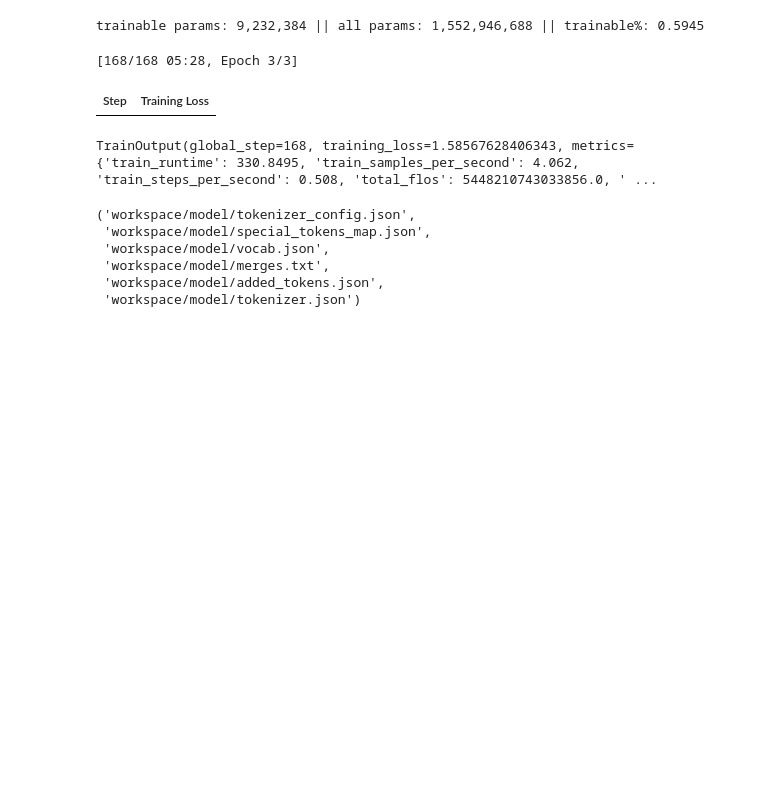
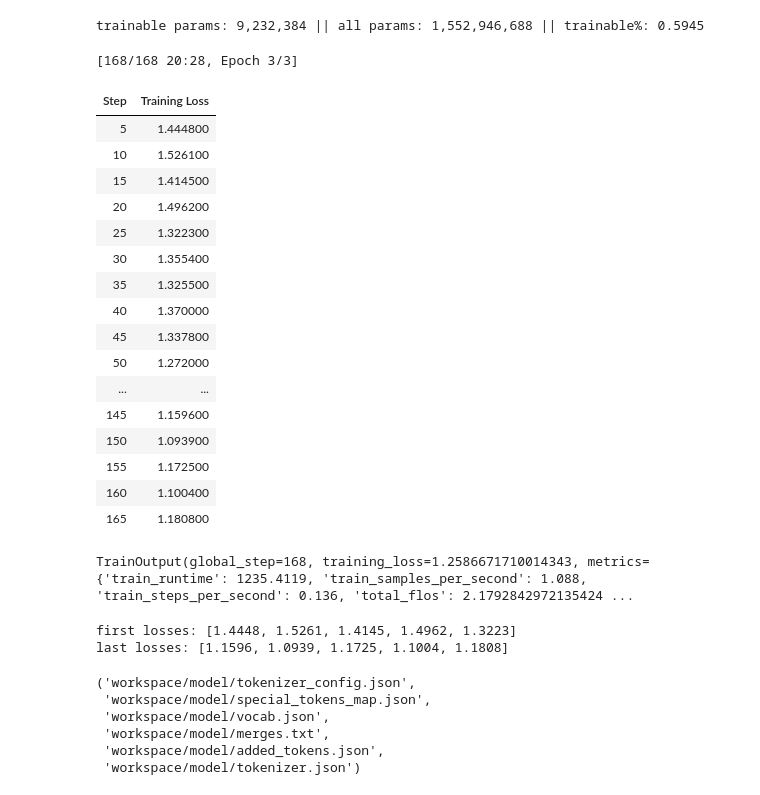
Before and after one commit to Sparkobbable/mdl2_fallstudie, a Jupyter notebook: Pruefungsleistung_Stellenanzeigenextraktion.ipynb, the cells around one changed output. Drawn from its saved outputs; the diff is of its cells as text; code cells hidden in the pictures; blank space fills up the shorter version.

```diff
--- a/Pruefungsleistung_Stellenanzeigenextraktion.ipynb
+++ b/Pruefungsleistung_Stellenanzeigenextraktion.ipynb
@@ -543,7 +705,7 @@ torch.cuda.empty_cache()
 
 model = AutoModelForCausalLM.from_pretrained(
     model_name,
-    torch_dtype=torch.float16,
+    torch_dtype=torch.bfloat16,
     low_cpu_mem_usage=True
 )
 model = model.to("cuda")
@@ -579,35 +741,63 @@ peft_model.print_trainable_parameters()
 # %% [output]
 trainable params: 9,232,384 || all params: 1,552,946,688 || trainable%: 0.5945
 # %%
-from transformers import TrainingArguments, Trainer, DataCollatorForSeq2Seq, DataCollatorForLanguageModeling
+from transformers import TrainingArguments, Trainer, default_data_collator
 
 training_args = TrainingArguments(
     output_dir="workspace/stellenanzeigen_model",
-    learning_rate=2e-5,
+    learning_rate=5e-6,
     weight_decay=0.01,
     num_train_epochs=3,
     report_to="none",
-    logging_steps=200,
+    max_grad_norm=1.0,
+    warmup_ratio=0.03,
+    logging_steps=5,
+    per_device_train_batch_size=1,
+    per_device_eval_batch_size=1,
+    gradient_accumulation_steps=8,
     bf16=True,
+    fp16=False,
     optim="adamw_torch"
 )
-
-data_collator = DataCollatorForLanguageModeling(tokenizer=tokenizer, mlm=False)
 
 trainer = Trainer(
     model=peft_model,
     args=training_args,
     train_dataset=tokenized_train_ds,
     eval_dataset=tokenized_eval_ds,
-    data_collator=data_collator,
+    data_collator=default_data_collator,
 )
 
 # Training starten.
 trainer.train()
 # %% [output]
-[168/168 05:28, Epoch 3/3]
+[168/168 20:28, Epoch 3/3]
 | Step | Training Loss |
+| 5 | 1.444800 |
+| 10 | 1.526100 |
+| 15 | 1.414500 |
+| 20 | 1.496200 |
+| 25 | 1.322300 |
+| 30 | 1.355400 |
+| 35 | 1.325500 |
+| 40 | 1.370000 |
+| 45 | 1.337800 |
+| 50 | 1.272000 |
+| ... | ... |
+| 145 | 1.159600 |
+| 150 | 1.093900 |
+| 155 | 1.172500 |
+| 160 | 1.100400 |
+| 165 | 1.180800 |
-TrainOutput(global_step=168, training_loss=1.58567628406343, metrics={'train_runtime': 330.8495, 'train_samples_per_second': 4.062, 'train_steps_per_second': 0.508, 'total_flos': 5448210743033856.0, ' ...
+TrainOutput(global_step=168, training_loss=1.2586671710014343, metrics={'train_runtime': 1235.4119, 'train_samples_per_second': 1.088, 'train_steps_per_second': 0.136, 'total_flos': 2.1792842972135424 ...
+# %%
+logs = trainer.state.log_history
+train_losses = [x["loss"] for x in logs if "loss" in x]
+print("first losses:", train_losses[:5])
+print("last losses:", train_losses[-5:])
+# %% [output]
+first losses: [1.4448, 1.5261, 1.4145, 1.4962, 1.3223]
+last losses: [1.1596, 1.0939, 1.1725, 1.1004, 1.1808]
 # %%
 peft_model.save_pretrained("workspace/lora_adapter")
 # %%
```
Also changed, not shown: parts of 10 cells of this notebook, 3 other files.
